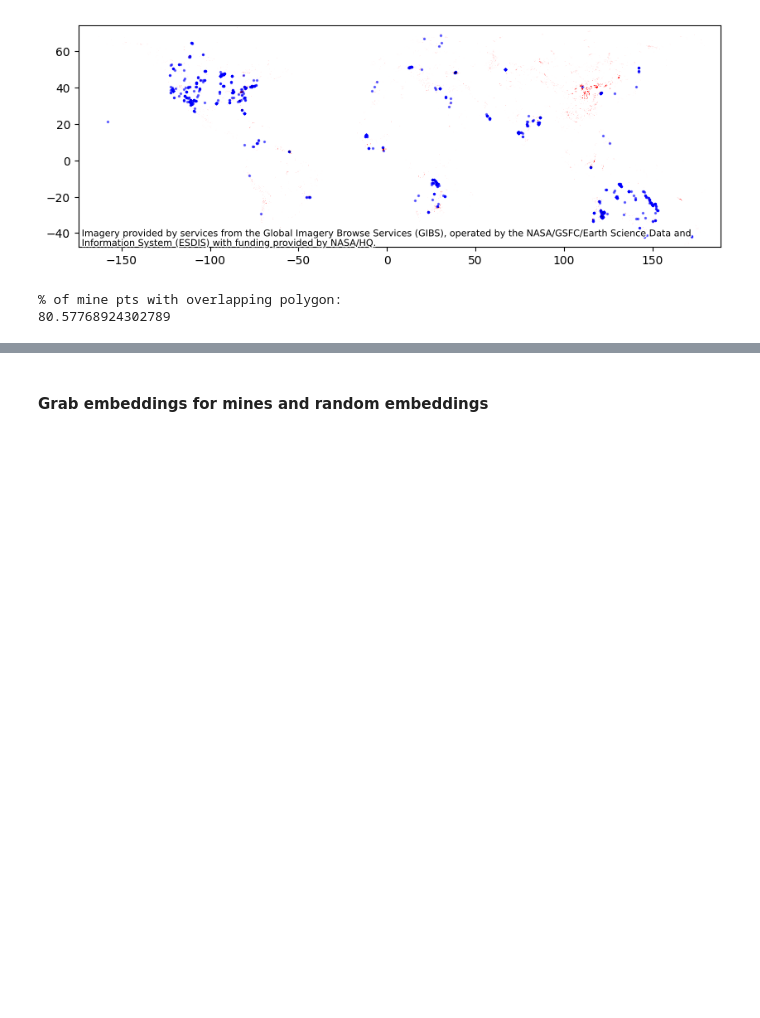
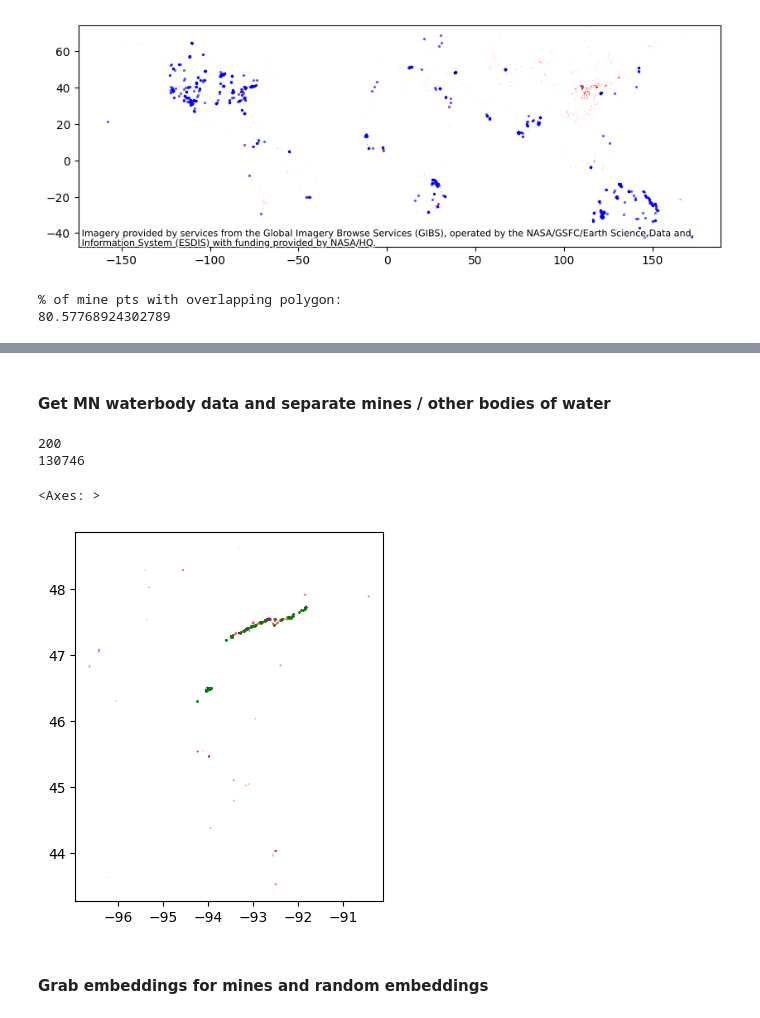
Before and after one commit to Ode-PBLLC/aquarry, a Jupyter notebook: mine_mapping.ipynb, the cells around one changed output, grey strips where cells are left out. Drawn from its saved outputs; the diff is of its cells as text; code cells hidden in the pictures; blank space fills up the shorter version.

```diff
--- a/mine_mapping.ipynb
+++ b/mine_mapping.ipynb
@@ -185,2 +188,31 @@ cx.add_basemap(ax, crs=mn_mines_intersect.crs, source=providers['NASAGIBS.BlueMa
+# %% [markdown]
+#### Get MN waterbody data and separate mines / other bodies of water
+# %%
+# Data source: https://gisdata.mn.gov/dataset/water-dnr-hydrography
+
+mn_water_features = gpd.read_file('data/dnr_hydro_features')
+
+mine_classes = ['Natural Ore Mine','Mine Pit Lake','Mine Pit Lake (NF)','Tac/Natural Ore Mine']
+
+dnr_pit_lakes = mn_water_features.loc[mn_water_features['wb_class'].isin(mine_classes)].to_crs(epsg=4326)
+
+dnr_water = mn_water_features[~mn_water_features['wb_class'].isin(mine_classes)].to_crs(epsg=4326)
+
+print(len(dnr_pit_lakes))
+print(len(dnr_water))
+# %% [output]
+200
+130746
+# %%
+#Check overlap of Minnesota Aquarry points and DNR polygons
+
+overlap = gpd.sjoin(dnr_pit_lakes,mn_mines_pts,how = "inner",rsuffix="1")
+
+ax = overlap.plot(edgecolor = 'blue')
+dnr_pit_lakes.plot(ax=ax,edgecolor = 'red', alpha = 0.5)
+mn_mines_pts.plot(ax = ax, color = 'green',markersize = 1)
+# %% [output]
+<Axes: >
+[figure, added]
 # %% [markdown]
 #### Grab embeddings for mines and random embeddings
```
Also changed, not shown: parts of 44 cells of this notebook.
